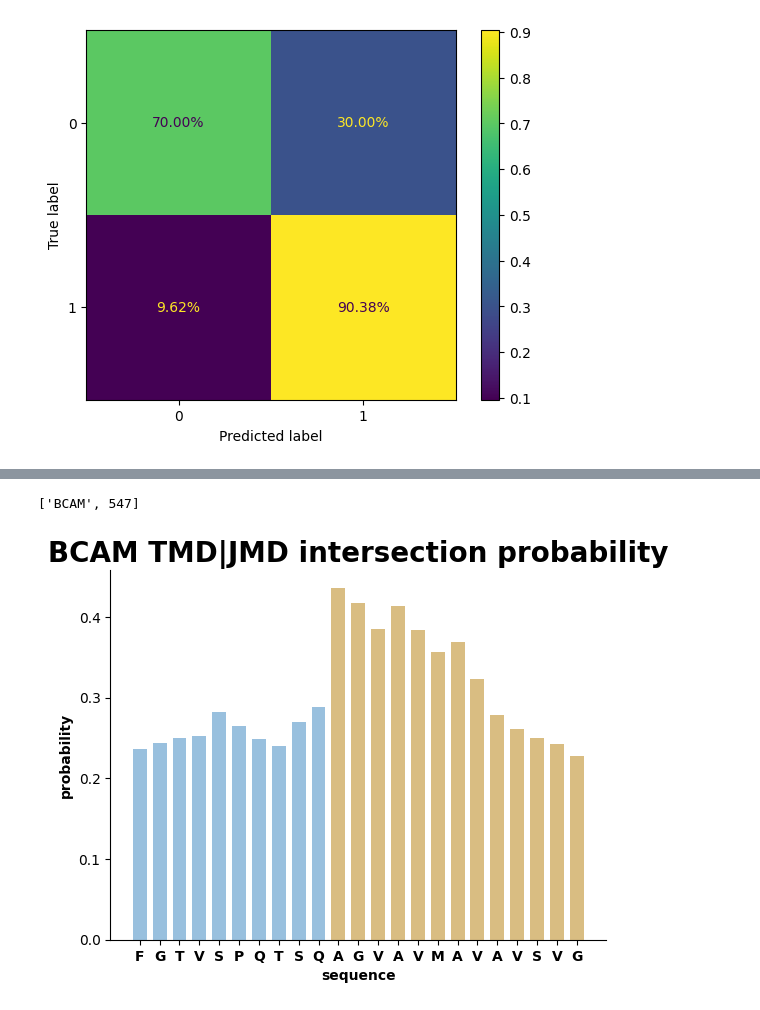
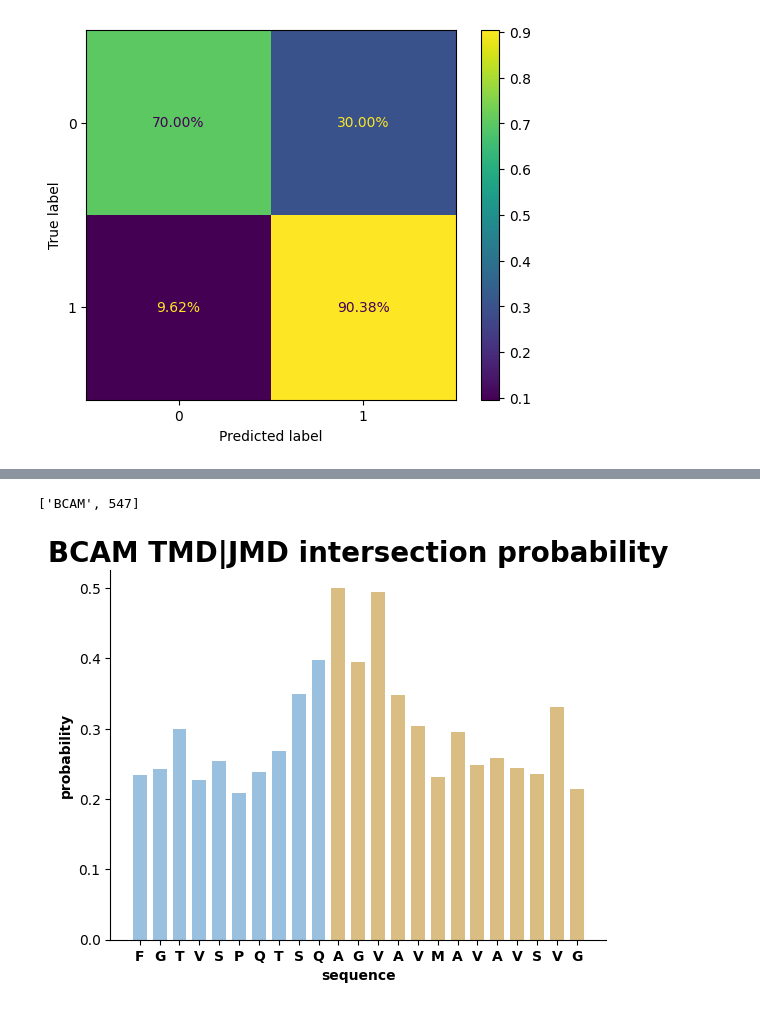
Before and after one commit to Freiherr5/TMDrefined, a Jupyter notebook: am2.ipynb, the cells around one changed output, grey strips where cells are left out. Drawn from its saved outputs; the diff is of its cells as text; code cells hidden in the pictures.

```diff
--- a/am2.ipynb
+++ b/am2.ipynb
@@ -276,2 +277,2 @@ seq = "MEPPDAPAQARGAPRLLLLAVLLAAHPDAQAEVRLSVPPLVEVMRGKSVILDCTPTGTHDHYMLEWFLTDRSG
-AM_N2_forest.pred_from_seq("BCAM", seq, 548)
+AM_N2_forest.pred_from_seq("BCAM", seq, 548, rounds=100)
 # %% [output]
@@ -281,2 +282,2 @@ Process time: 0.121 sec
 ['BCAM', 547]
-[figure, old version]
+[figure, new version]
```
Also changed, not shown: parts of 7 cells of this notebook, 11 other files.
